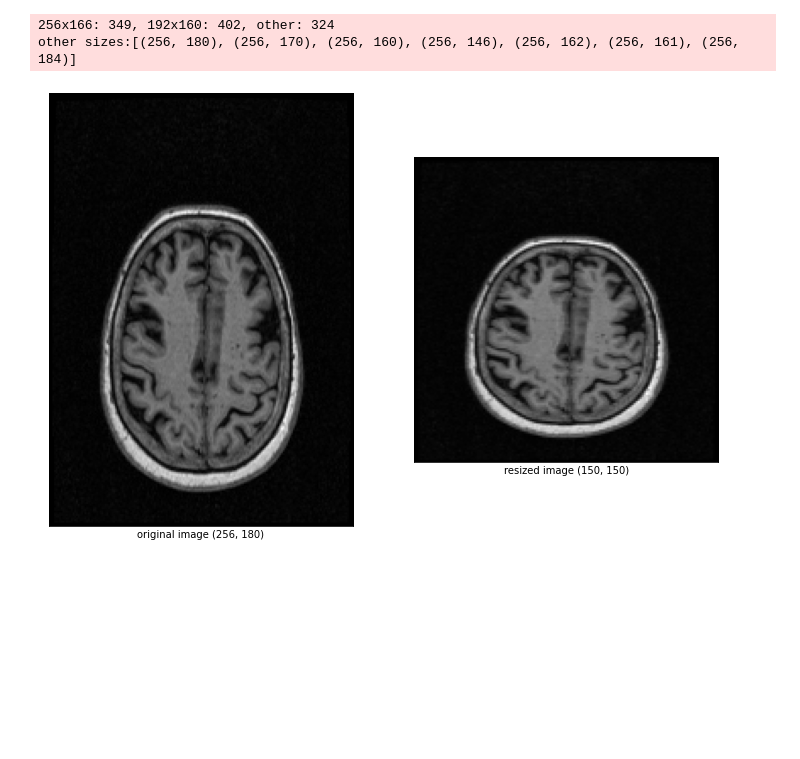
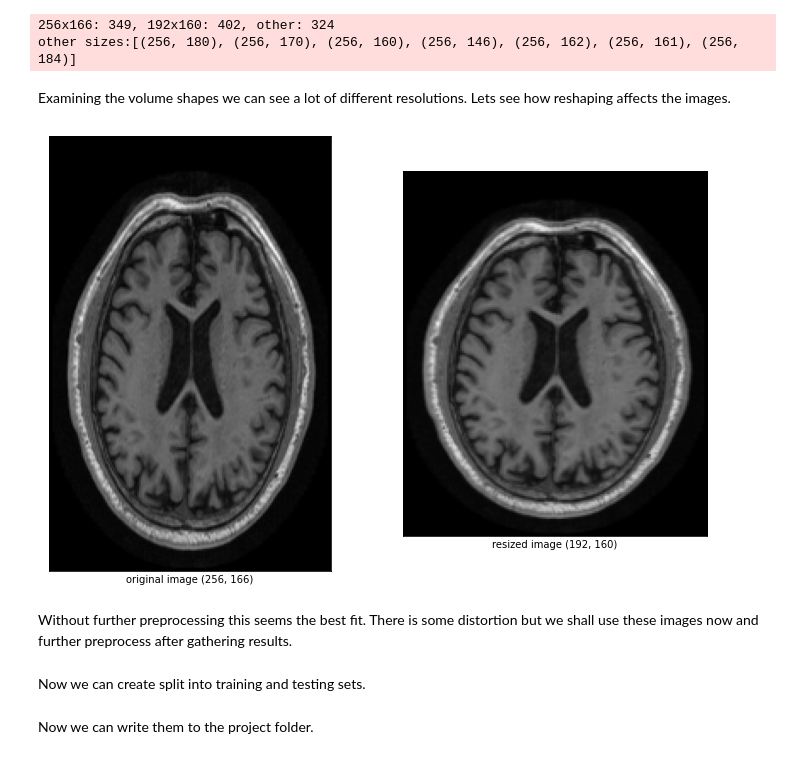
Before and after one commit to kaihulme/ad-gan, a Jupyter notebook: notebooks/adni_fmri_alzheimers_data_handling.ipynb, the cells around one changed output. Drawn from its saved outputs; the diff is of its cells as text; code cells hidden in the pictures; blank space fills up the shorter version.

```diff
--- a/notebooks/adni_fmri_alzheimers_data_handling.ipynb
+++ b/notebooks/adni_fmri_alzheimers_data_handling.ipynb
@@ -248,5 +258,5 @@ Now we can create our positive and negative classes.
 # %%
-fmri_img_dir = "/Data/adni_frmi_alzheimers/data/ADNI/fmri_img/mid_slice_side"
+fmri_img_dir = "/Data/adni_frmi_alzheimers/data/ADNI/fmri_img/mid_slice/xz_sagital"
 fmri_paths = [os.path.join(fmri_img_dir, img_name) for img_name in os.listdir(fmri_img_dir)]
 
 pos_ids = df_cd10["img_id"].tolist()
@@ -409,25 +439,30 @@ print(f"\n256x166: {s_256_166}, 192x160: {s_192_160}, other: {s_other}\nother si
 # %% [output]
 256x166: 349, 192x160: 402, other: 324
 other sizes:[(256, 180), (256, 170), (256, 160), (256, 146), (256, 162), (256, 161), (256, 184)]
+# %% [markdown]
+Examining the volume shapes we can see a lot of different resolutions. Lets see how reshaping affects the images.
 # %%
 nii_path = nii_paths[np.random.randint(len(nii_paths))]
 
 nii = nib.load(nii_path)
 volume = nii.get_fdata()
 slice = volume[volume.shape[0] // 3, :, :]
 
 filename = os.path.basename(nii_path)[:-4] + ".png"
 img_path = os.path.join(img_dir, filename)
 
-img = cv.resize(slice, (150, 150))
+target_size = (160, 192)
+img = cv.resize(slice, target_size)
 
 fig = plt.figure(figsize=(12, 8))
 for i, (output, tag) in enumerate([(slice, "original"), (img, "resized")]):
     ax = fig.add_subplot(1, 2, i+1)
     ax.imshow(output, cmap='gray')
     ax.set_xticks([])
     ax.set_yticks([])
     ax.set_xlabel("{0} image {1}".format(tag, output.shape))
 plt.show()
 # %% [output]
-[figure, old version]
+[figure, new version]
+# %% [markdown]
+Without further preprocessing this seems the best fit. There is some distortion but we shall use these images now and further preprocess after gathering results.
@@ -433,0 +482,2 @@ plt.show()
+# %% [markdown]
+Now we can create split into training and testing sets.
@@ -433,0 +501,2 @@ plt.show()
+# %% [markdown]
+Now we can write them to the project folder.
```
Also changed, not shown: parts of 19 cells of this notebook, 6 other files.
